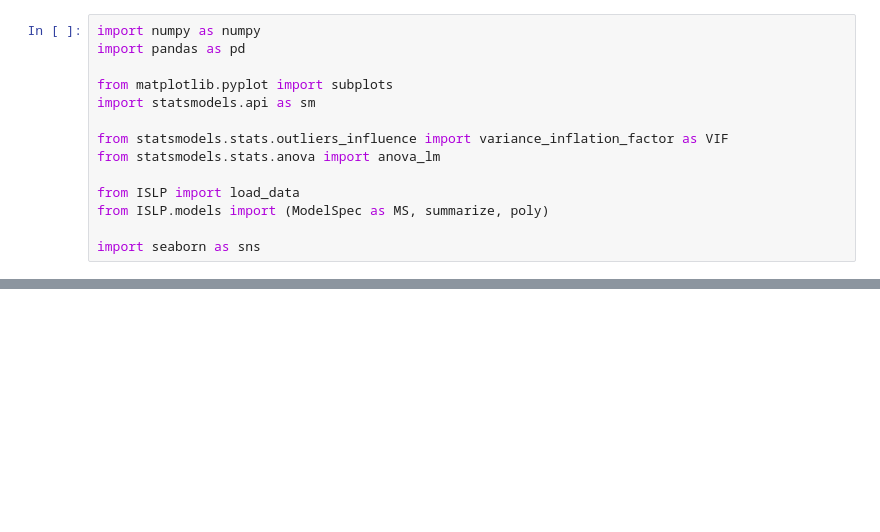
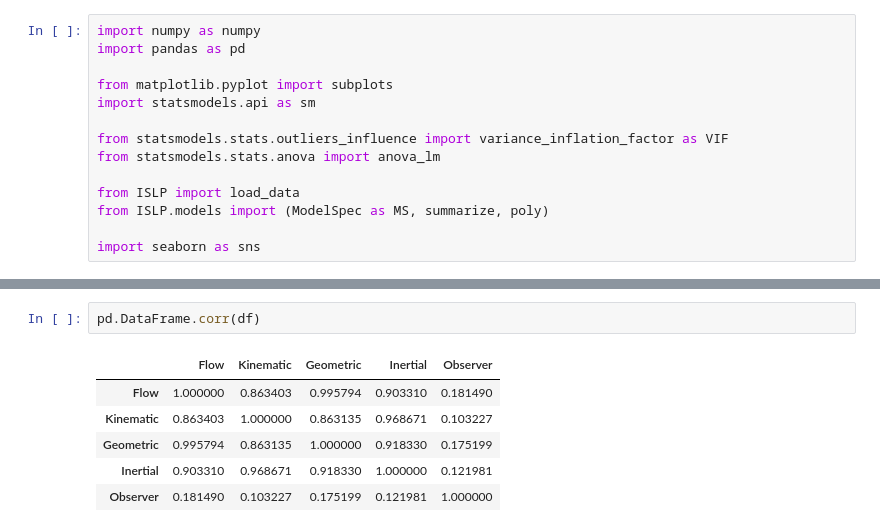
Before and after one commit to bearwinterfirth/linreg, a Jupyter notebook: fusk.ipynb, the cells around one changed output, grey strips where cells are left out. Drawn from its saved outputs; the diff is of its cells as text; blank space fills up the shorter version.

```diff
--- a/fusk.ipynb
+++ b/fusk.ipynb
@@ -19,0 +21,9 @@ FileNotFoundError: [Errno 2] No such file or directory: 'c:\\code\\linreg\\.venv
+# %%
+pd.DataFrame.corr(df)
+# %% [output]
+|  | Flow | Kinematic | Geometric | Inertial | Observer |
+| Flow | 1.000000 | 0.863403 | 0.995794 | 0.903310 | 0.181490 |
+| Kinematic | 0.863403 | 1.000000 | 0.863135 | 0.968671 | 0.103227 |
+| Geometric | 0.995794 | 0.863135 | 1.000000 | 0.918330 | 0.175199 |
+| Inertial | 0.903310 | 0.968671 | 0.918330 | 1.000000 | 0.121981 |
+| Observer | 0.181490 | 0.103227 | 0.175199 | 0.121981 | 1.000000 |
```
Also changed, not shown: parts of 3 cells of this notebook, 1 other file.
